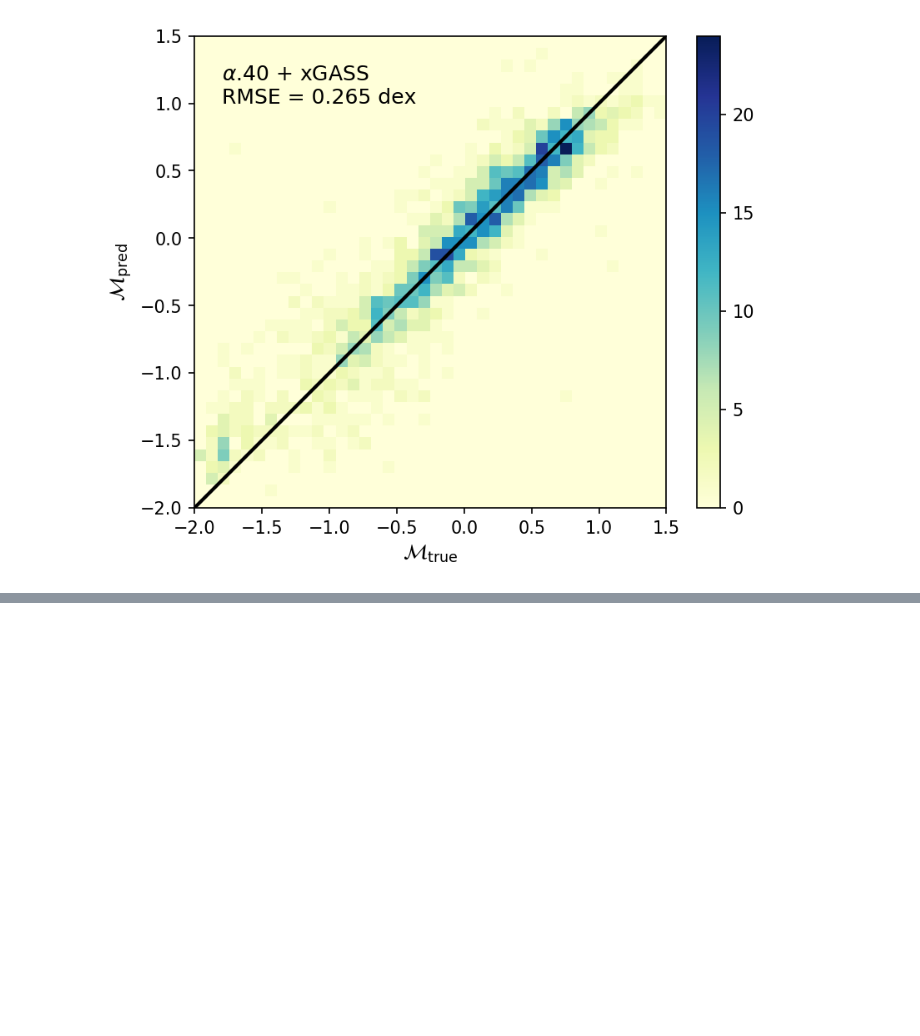
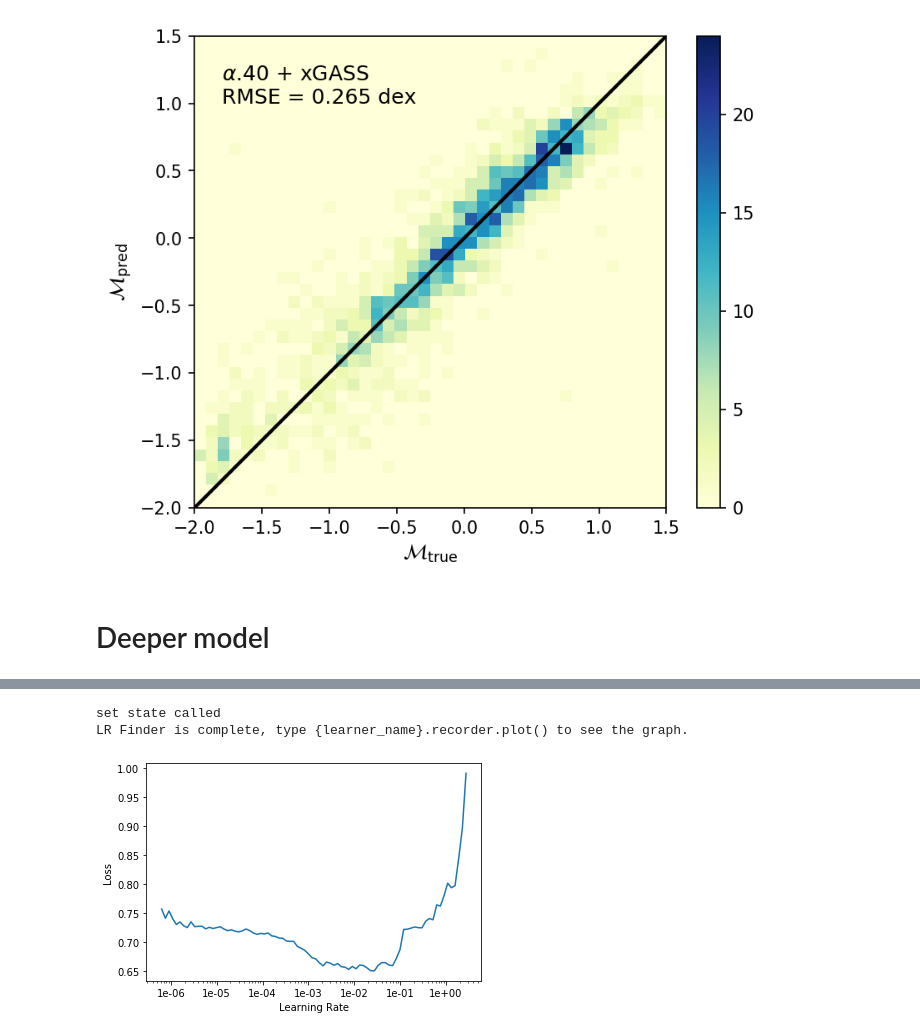
Before and after one commit to jwuphysics/HI-diversity, a Jupyter notebook: notebook/03. Training on combined ALFALFA and xGASS data.ipynb, the cells around one changed output, grey strips where cells are left out. Saved outputs shown, nothing was run; the diff lists cells and outputs as text; code cells hidden in the pictures; blank space fills up the shorter version.

```diff
--- a/notebook/03. Training on combined ALFALFA and xGASS data.ipynb
+++ b/notebook/03. Training on combined ALFALFA and xGASS data.ipynb
@@ -117,3 +117,22 @@ rmse = root_mean_squared_error(trues, preds)
 plt.text(-1.8, 1., r'$\alpha$.40 + xGASS' +'\n' + f'RMSE = {rmse:.3f} dex', fontsize=12);
 # %% [output]
 [figure]
+# %% [markdown]
+# Deeper model
+# %%
+model = mxresnet50()
+model[-1] = nn.Linear(model[-1].in_features, 1, bias=True).cuda()
+# %%
+learn = Learner(
+    data,
+    model=model,
+    opt_func=partial(Ranger),
+    loss_func=root_mean_squared_error,
+    wd=1e-4,
+    bn_wd=False,
+    true_wd=True,
+)
+# %%
+learn.lr_find()
+learn.recorder.plot()
+# %% [output]
@@ -119,0 +140,3 @@ plt.text(-1.8, 1., r'$\alpha$.40 + xGASS' +'\n' + f'RMSE = {rmse:.3f} dex', font
+set state called
+LR Finder is complete, type {learner_name}.recorder.plot() to see the graph.
+[figure, added]
```
Also changed, not shown: parts of 11 cells of this notebook, 1 other file.
